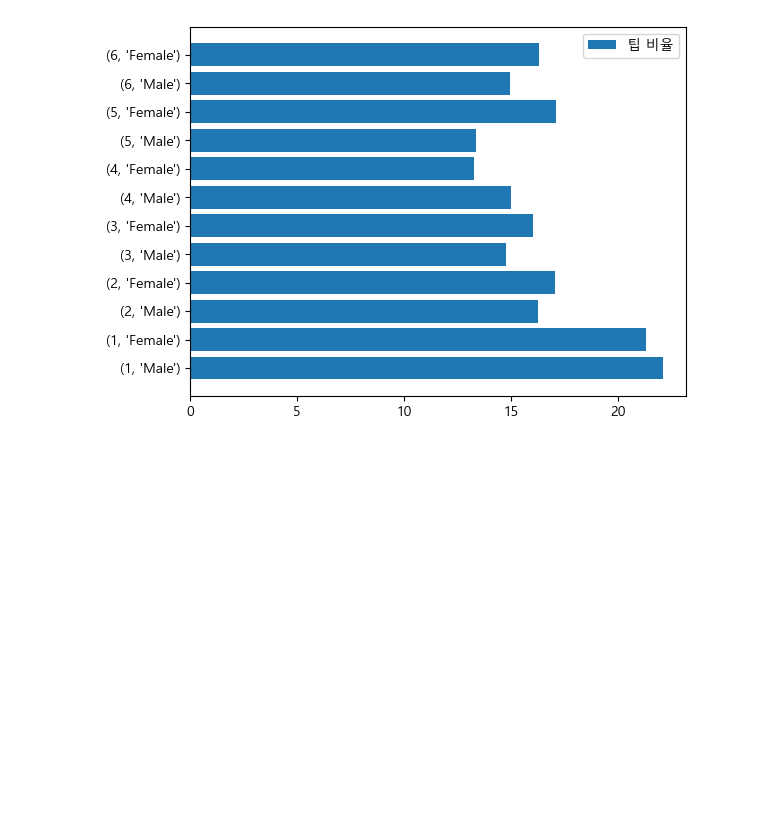
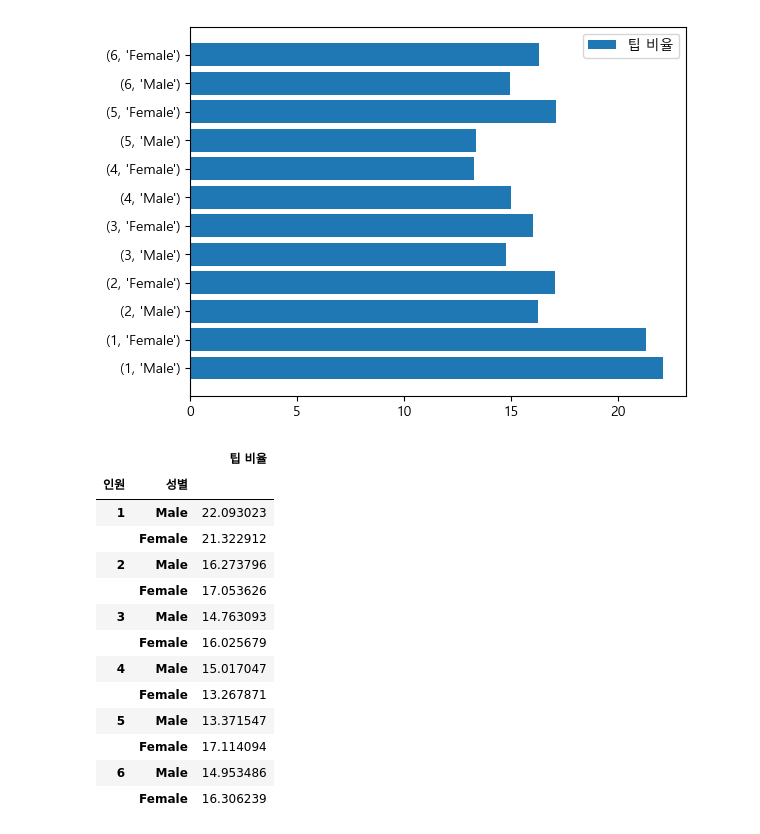
Before and after one commit to sejinhwang97ko/2023prac, a Jupyter notebook: 20230412/01_tips.ipynb, the cells around one changed output. Saved outputs shown, nothing was run; the diff lists cells and outputs as text; code cells hidden in the pictures; blank space fills up the shorter version.

```diff
--- a/20230412/01_tips.ipynb
+++ b/20230412/01_tips.ipynb
@@ -122,3 +122,21 @@ plt.legend()
 plt.show()
 # %% [output]
 [figure]
+# %%
+tips_1 = tips[['인원','성별','팁 비율']].groupby(['인원','성별']).mean()
+tips_1
+# %% [output]
+|  |  | 팁 비율 |
+| 인원 | 성별 |  |
+| 1 | Male | 22.093023 |
+|  | Female | 21.322912 |
+| 2 | Male | 16.273796 |
+|  | Female | 17.053626 |
+| 3 | Male | 14.763093 |
+|  | Female | 16.025679 |
+| 4 | Male | 15.017047 |
+|  | Female | 13.267871 |
+| 5 | Male | 13.371547 |
+|  | Female | 17.114094 |
+| 6 | Male | 14.953486 |
+|  | Female | 16.306239 |
```
Also changed, not shown: parts of 8 cells of this notebook, 1 other file.
